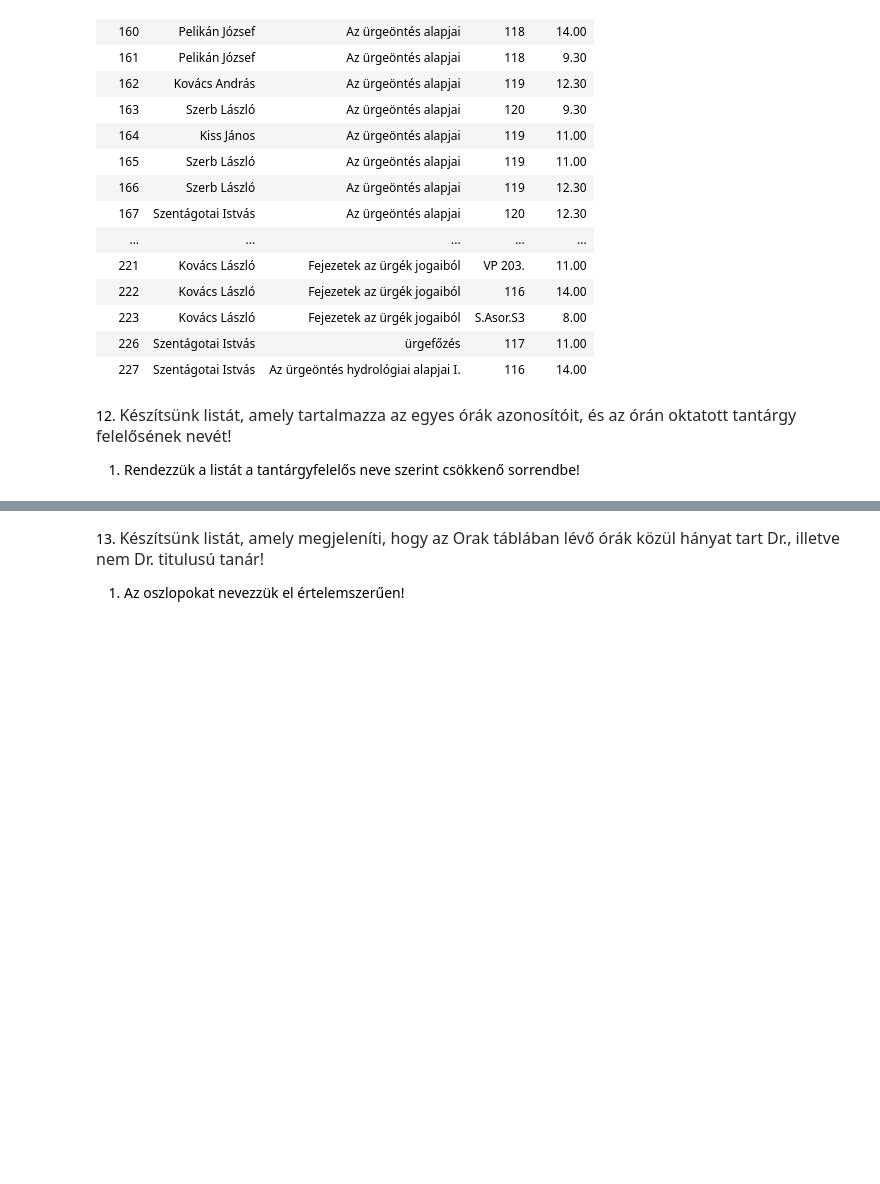
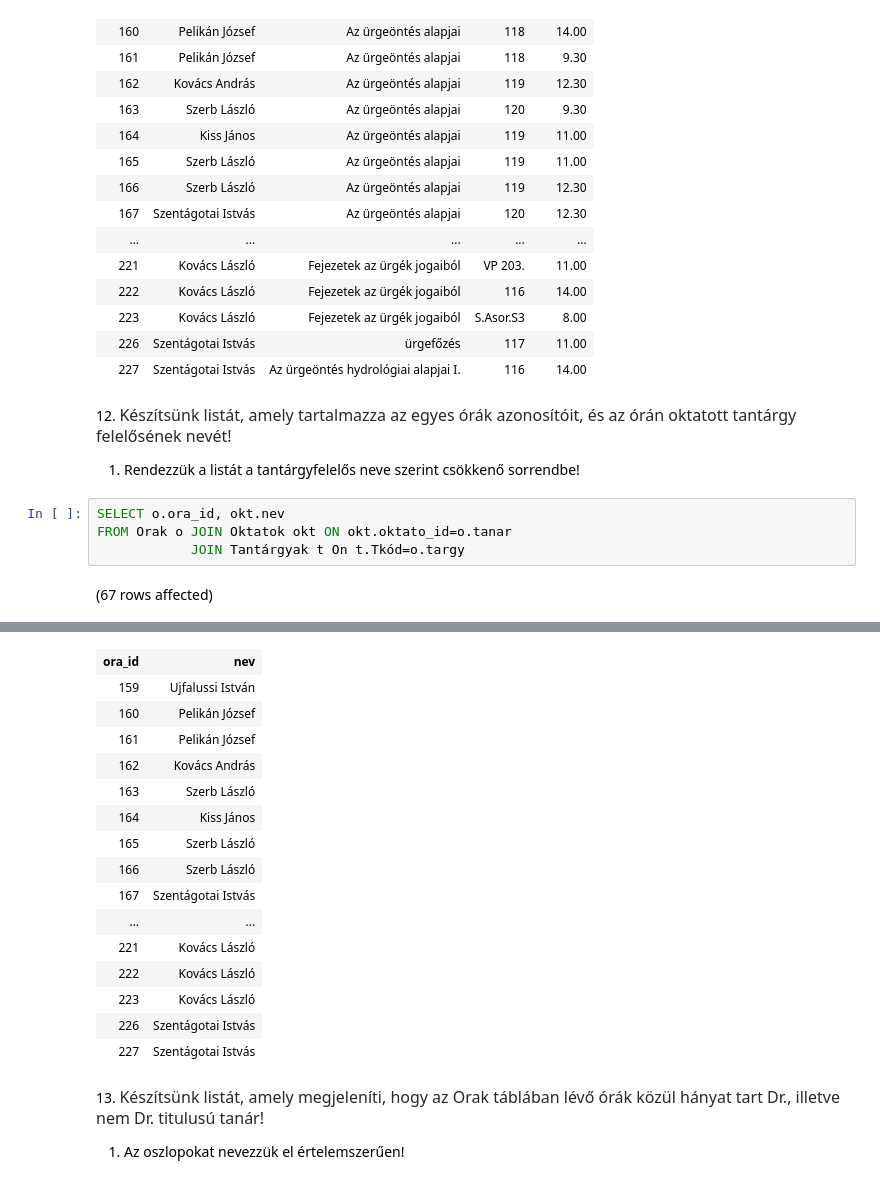
Before and after one commit to pkmate/Adatbazis, a Jupyter notebook: gyakorlat02_feladatok .ipynb, the cells around one changed output, grey strips where cells are left out. Drawn from its saved outputs; the diff is of its cells as text; blank space fills up the shorter version.

```diff
--- a/gyakorlat02_feladatok .ipynb
+++ b/gyakorlat02_feladatok .ipynb
@@ -276,3 +258,9 @@ Total execution time: 00:00:00.034
 12. <span style="color: rgb(36, 41, 47); font-family: -apple-system, BlinkMacSystemFont, &quot;Segoe UI&quot;, Helvetica, Arial, sans-serif, &quot;Apple Color Emoji&quot;, &quot;Segoe UI Emoji&quot;; font-size: 16px;">Készítsünk listát, amely tartalmazza az egyes órák azonosítóit, és az órán oktatott tantárgy felelősének nevét!</span>
 
 1. Rendezzük a listát a tantárgyfelelős neve szerint csökkenő sorrendbe!
+# %%
+SELECT o.ora_id, okt.nev
+FROM Orak o JOIN Oktatok okt ON okt.oktato_id=o.tanar
+            JOIN Tantárgyak t On t.Tkód=o.targy
+# %% [output]
+(67 rows affected)
@@ -279,3 +268,19 @@ Total execution time: 00:00:00.034
+| ora_id | nev |
+| 159 | Ujfalussi István |
+| 160 | Pelikán József |
+| 161 | Pelikán József |
+| 162 | Kovács András |
+| 163 | Szerb László |
+| 164 | Kiss János |
+| 165 | Szerb László |
+| 166 | Szerb László |
+| 167 | Szentágotai Istvás |
+| ... | ... |
+| 221 | Kovács László |
+| 222 | Kovács László |
+| 223 | Kovács László |
+| 226 | Szentágotai Istvás |
+| 227 | Szentágotai Istvás |
 # %% [markdown]
 13. <span style="color: rgb(36, 41, 47); font-family: -apple-system, BlinkMacSystemFont, &quot;Segoe UI&quot;, Helvetica, Arial, sans-serif, &quot;Apple Color Emoji&quot;, &quot;Segoe UI Emoji&quot;; font-size: 16px;">Készítsünk listát, amely megjeleníti, hogy az Orak táblában lévő órák közül hányat tart Dr., illetve nem Dr. titulusú tanár!</span>
 
```
Also changed, not shown: parts of 7 cells of this notebook, 1 other file.
